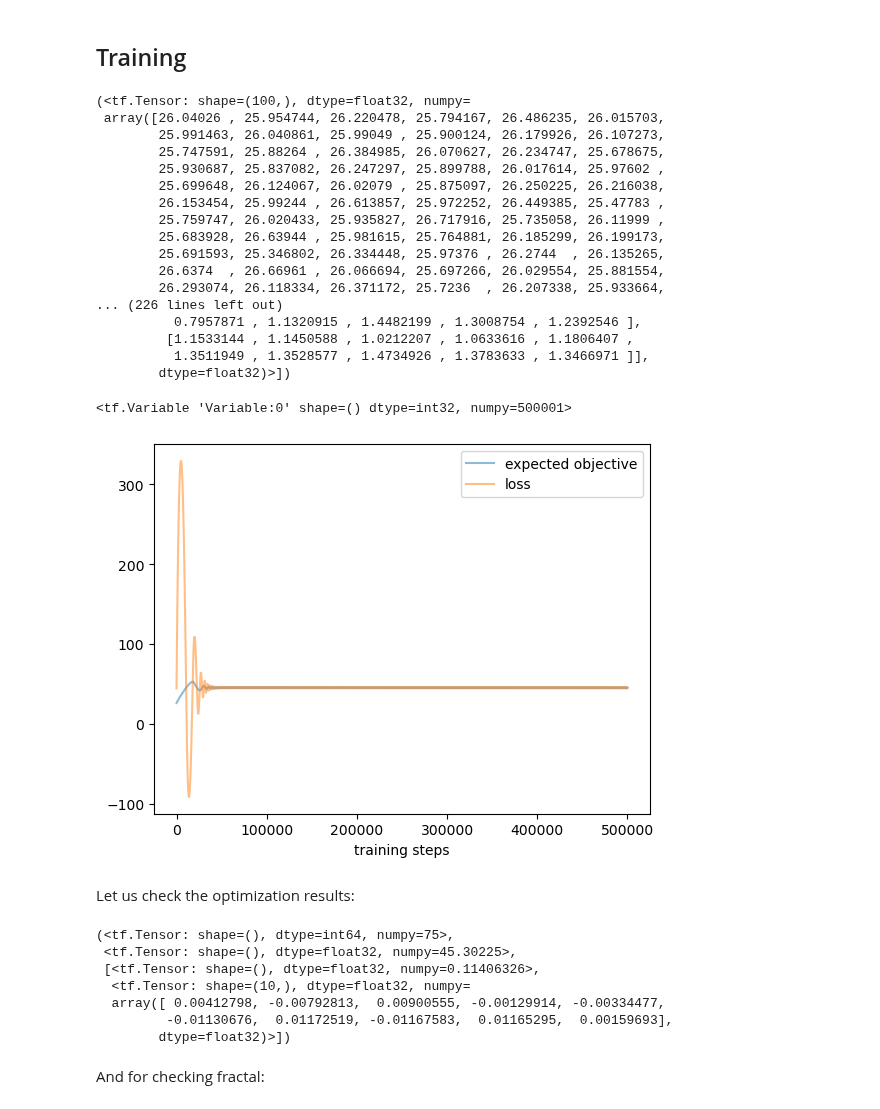
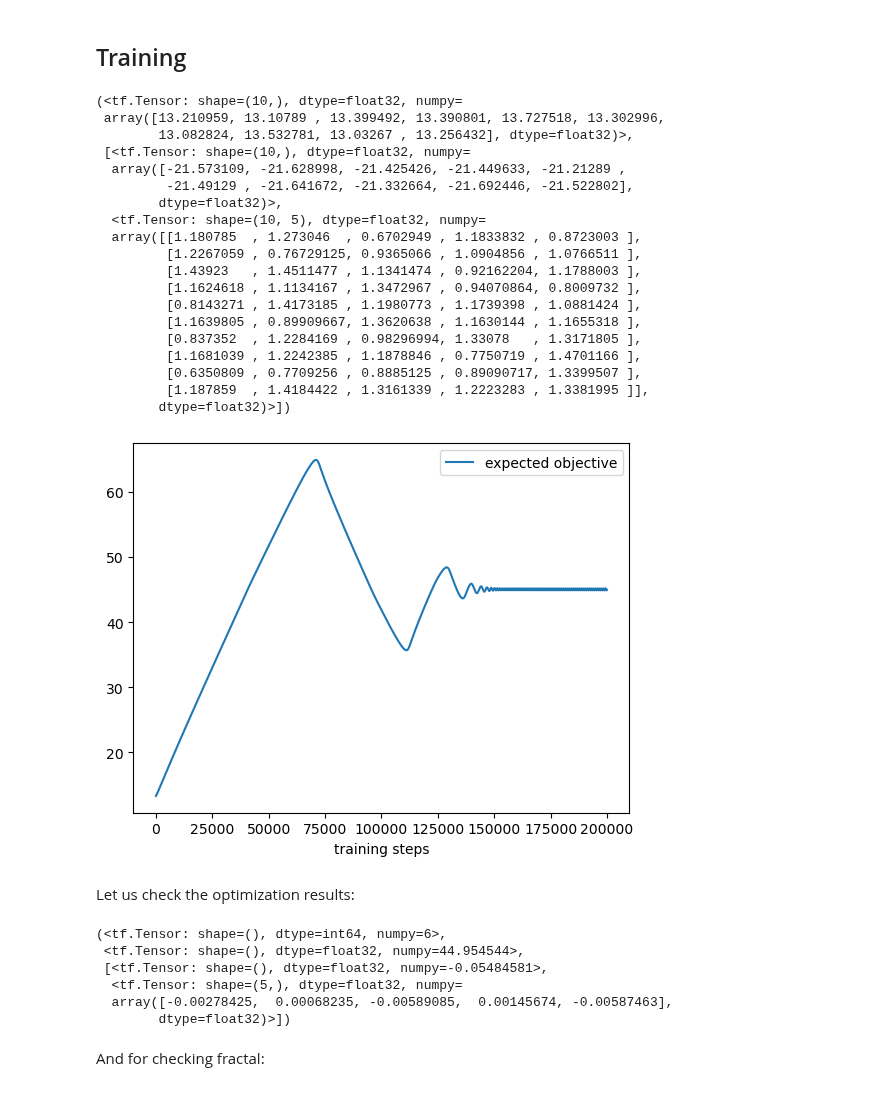
Before and after one commit to shuiruge/entropy, a Jupyter notebook: fractal/Fractal in Logistics System.ipynb, the cells around one changed output. Drawn from its saved outputs; the diff is of its cells as text; code cells hidden in the pictures.

```diff
--- a/fractal/Fractal in Logistics System.ipynb
+++ b/fractal/Fractal in Logistics System.ipynb
@@ -51,8 +51,8 @@ To enable the following instructions: SSE3 SSE4.1 SSE4.2 AVX AVX2 FMA, in other
 # %% [markdown]
 We use several samples in searching optimal parallelly. So, the $\nu$, or for numerical stability $\ln \nu$, has tensor shape `[samples, levels]`.
 # %%
-SAMPLES = 100
-LEVELS = 10
+SAMPLES = 10
+LEVELS = 5
 # %% [markdown]
 ## Loss Function
 # %% [markdown]
@@ -117,15 +117,14 @@ TRUE_LOG_NC = 3e+1
 # %%
 def get_loss(log_nu, z, mu, omega):
     objective = get_log_consumption(log_nu)
-    batch_size = tf.cast(tf.shape(log_nu)[0], log_nu.dtype)
-    loss = tf.reduce_sum(objective) / batch_size
+    loss = tf.reduce_sum(objective)
     constraints = []
     for multiplier, constraint in [
         (mu, get_log_population(log_nu) - TRUE_LOG_NC),
         (omega, log_nu - tf.square(z)),
         # other constraints......
     ]:
-        loss += tf.reduce_sum(multiplier * constraint) / batch_size
+        loss += tf.reduce_sum(multiplier * constraint)
         constraints.append(constraint)
     return objective, constraints, loss
 
@@ -169,14 +166,9 @@ def get_train_step(optimizer, l2):
 
     @tf.function
     def train_step(log_nu, z, mu, omega):
-        batch_size = tf.cast(tf.shape(log_nu)[0], log_nu.dtype)
-
         with tf.GradientTape() as tape:
             objective, constraints, loss = get_loss(log_nu, z, mu, omega)
-            l2_regulaition = l2 * sum(
-                tf.reduce_sum(tf.square(c)) / batch_size
-                for c in constraints)
-            loss += l2_regulaition
+            loss += l2 * sum(tf.reduce_sum(tf.square(c)) for c in constraints)
 
         # Compute gradients
         vars = [log_nu, z, mu, omega]
@@ -216,42 +210,38 @@ train_step, step = get_train_step(optimizer, 1e-1)
 objective, constraints, _, _ = train_step(log_nu, z, mu, omega)
 objective, constraints
 # %% [output]
-(<tf.Tensor: shape=(100,), dtype=float32, numpy=
- array([26.04026 , 25.954744, 26.220478, 25.794167, 26.486235, 26.015703,
-        25.991463, 26.040861, 25.99049 , 25.900124, 26.179926, 26.107273,
-        25.747591, 25.88264 , 26.384985, 26.070627, 26.234747, 25.678675,
-        25.930687, 25.837082, 26.247297, 25.899788, 26.017614, 25.97602 ,
-        25.699648, 26.124067, 26.02079 , 25.875097, 26.250225, 26.216038,
-        26.153454, 25.99244 , 26.613857, 25.972252, 26.449385, 25.47783 ,
-        25.759747, 26.020433, 25.935827, 26.717916, 25.735058, 26.11999 ,
-        25.683928, 26.63944 , 25.981615, 25.764881, 26.185299, 26.199173,
-        25.691593, 25.346802, 26.334448, 25.97376 , 26.2744  , 26.135265,
-        26.6374  , 26.66961 , 26.066694, 25.697266, 26.029554, 25.881554,
-        26.293074, 26.118334, 26.371172, 25.7236  , 26.207338, 25.933664,
-... (226 lines left out)
-          0.7957871 , 1.1320915 , 1.4482199 , 1.3008754 , 1.2392546 ],
-         [1.1533144 , 1.1450588 , 1.0212207 , 1.0633616 , 1.1806407 ,
-          1.3511949 , 1.3528577 , 1.4734926 , 1.3783633 , 1.3466971 ]],
+(<tf.Tensor: shape=(10,), dtype=float32, numpy=
+ array([13.210959, 13.10789 , 13.399492, 13.390801, 13.727518, 13.302996,
+        13.082824, 13.532781, 13.03267 , 13.256432], dtype=float32)>,
+ [<tf.Tensor: shape=(10,), dtype=float32, numpy=
+  array([-21.573109, -21.628998, -21.425426, -21.449633, -21.21289 ,
+         -21.49129 , -21.641672, -21.332664, -21.692446, -21.522802],
+        dtype=float32)>,
+  <tf.Tensor: shape=(10, 5), dtype=float32, numpy=
+  array([[1.180785  , 1.273046  , 0.6702949 , 1.1833832 , 0.8723003 ],
+         [1.2267059 , 0.76729125, 0.9365066 , 1.0904856 , 1.0766511 ],
+         [1.43923   , 1.4511477 , 1.1341474 , 0.92162204, 1.1788003 ],
+         [1.1624618 , 1.1134167 , 1.3472967 , 0.94070864, 0.8009732 ],
+         [0.8143271 , 1.4173185 , 1.1980773 , 1.1739398 , 1.0881424 ],
+         [1.1639805 , 0.89909667, 1.3620638 , 1.1630144 , 1.1655318 ],
+         [0.837352  , 1.2284169 , 0.98296994, 1.33078   , 1.3171805 ],
+         [1.1681039 , 1.2242385 , 1.1878846 , 0.7750719 , 1.4701166 ],
+         [0.6350809 , 0.7709256 , 0.8885125 , 0.89090717, 1.3399507 ],
+         [1.187859  , 1.4184422 , 1.3161339 , 1.2223283 , 1.3381995 ]],
         dtype=float32)>])
 # %%
-objective_logs = []
-loss_logs = []
-for i in tqdm(range(500000)):
+for i in tqdm(range(200000)):
     objective, _, loss, _ = train_step(log_nu, z, mu, omega)
     objective_logs.append(objective.numpy().mean())
     loss_logs.append(loss.numpy())
-# %%
-step
-# %% [output]
-<tf.Variable 'Variable:0' shape=() dtype=int32, numpy=500001>
 # %%
-plt.plot(objective_logs, label='expected objective', alpha=0.5)
-plt.plot(loss_logs, label='loss', alpha=0.5)
+plt.plot(objective_logs, label='expected objective')
+# plt.plot(loss_logs, label='loss', alpha=0.5)
 plt.xlabel('training steps')
 plt.legend()
 plt.show()
 # %% [output]
-[figure, old version]
+[figure, new version]
 # %% [markdown]
 Let us check the optimization results:
 # %%
@@ -260,12 +250,11 @@ objective, constraints, _ = get_loss(log_nu, z, mu, omega)
 min_i = tf.argmin(objective)
 min_i, objective[min_i], [c[min_i] for c in constraints]
 # %% [output]
-(<tf.Tensor: shape=(), dtype=int64, numpy=75>,
- <tf.Tensor: shape=(), dtype=float32, numpy=45.30225>,
- [<tf.Tensor: shape=(), dtype=float32, numpy=0.11406326>,
-  <tf.Tensor: shape=(10,), dtype=float32, numpy=
-  array([ 0.00412798, -0.00792813,  0.00900555, -0.00129914, -0.00334477,
-         -0.01130676,  0.01172519, -0.01167583,  0.01165295,  0.00159693],
+(<tf.Tensor: shape=(), dtype=int64, numpy=6>,
+ <tf.Tensor: shape=(), dtype=float32, numpy=44.954544>,
+ [<tf.Tensor: shape=(), dtype=float32, numpy=-0.05484581>,
+  <tf.Tensor: shape=(5,), dtype=float32, numpy=
+  array([-0.00278425,  0.00068235, -0.00589085,  0.00145674, -0.00587463],
         dtype=float32)>])
 # %% [markdown]
 And for checking fractal:
```
Also changed, not shown: parts of 8 cells of this notebook, 3 other files.
